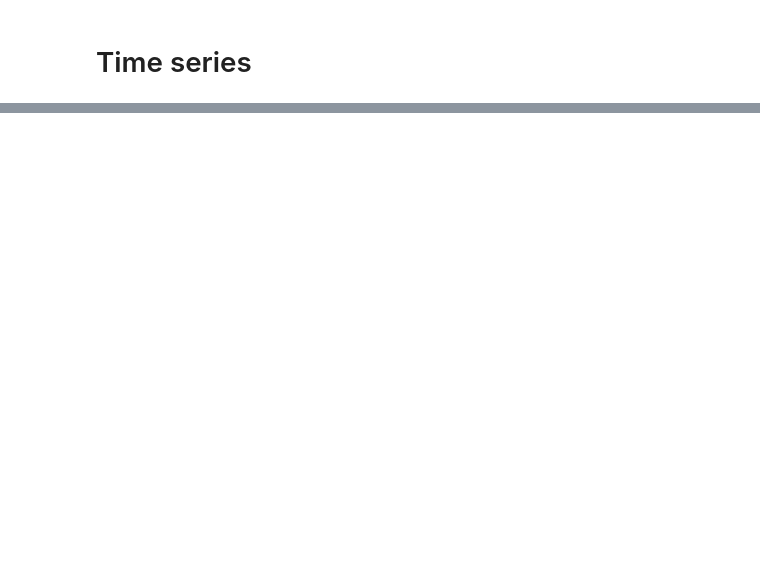
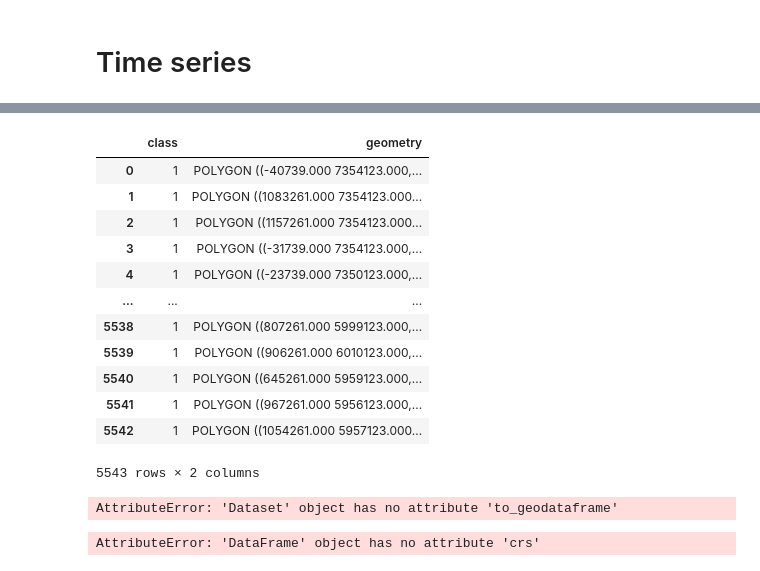
Before and after one commit to ChristofferOlssonSMHI/Satvis, a Jupyter notebook: src/satvistest/xarrayTest.ipynb, the cells around one changed output, grey strips where cells are left out. Cells and saved outputs as stored; diff of their text form; code cells hidden in the pictures; blank space fills up the shorter version.

Commit message:
Work on time series dataset
- Generalized path definitions for data files and added config yaml

```diff
--- a/src/satvistest/xarrayTest.ipynb
+++ b/src/satvistest/xarrayTest.ipynb
@@ -94,3 +95,0 @@ sindex = gdf.sindex
-# %%
-file_ts = pd.Timestamp(os.path.basename(shp_file).split('.')[0].split('_')[-1])
-print(file_ts)
@@ -121,0 +98,4 @@ selected_basin = []
+# %%
+shp_file = cyano_data_shp + r'\cyano_daymap_20220815.shp'
+gdf = gpd.read_file(shp_file)
+blooms = gdf[gdf['class'].isin([2, 3])]
@@ -173,17 +196,22 @@ areas
 # %% [markdown]
 # Time series
+# %%
+data_files = generate_filepaths(cyano_data_shp, endswith='.shp')
 # %%
 datasets = []
 
-for shapefile in files:
-    gdf = gpd.read_file(shapefile)
-
-    filename = os.path.basename(shapefile)
-    file_ts = pd.Timestamp(os.path.basename(shapefile).split('.')[0].split('_')[-1])
+for cyano_data_file in data_files:
+    gdf = gpd.read_file(cyano_data_file)
+    # Tried but doesn't work
+    # gdf = gdf.set_crs(epsg=3006)
+    filename = os.path.basename(cyano_data_file)
+    file_ts = pd.Timestamp(os.path.basename(cyano_data_file).split('.')[0].split('_')[-1])
     date = pd.to_datetime(file_ts)
     ds = xr.Dataset.from_dataframe(gdf)
 
     ds = ds.assign_coords(time=date)
+    # Tried but doesn't work
+    # ds = ds.assign_attrs(crs='epsg:3006', description='Dataset projection')
 
     datasets.append(ds)
 
@@ -192,0 +245,33 @@ ds_all
+# %%
+gdf = gpd.read_file(cyano_data_file)
+gdf.set_crs(epsg=3006)
+# %% [output]
+|  | class | geometry |
+| 0 | 1 | POLYGON ((-40739.000 7354123.000,... |
+| 1 | 1 | POLYGON ((1083261.000 7354123.000... |
+| 2 | 1 | POLYGON ((1157261.000 7354123.000... |
+| 3 | 1 | POLYGON ((-31739.000 7354123.000,... |
+| 4 | 1 | POLYGON ((-23739.000 7350123.000,... |
+| ... | ... | ... |
+| 5538 | 1 | POLYGON ((807261.000 5999123.000,... |
+| 5539 | 1 | POLYGON ((906261.000 6010123.000,... |
+| 5540 | 1 | POLYGON ((645261.000 5959123.000,... |
+| 5541 | 1 | POLYGON ((967261.000 5956123.000,... |
+| 5542 | 1 | POLYGON ((1054261.000 5957123.000... |
+5543 rows × 2 columns
+# %%
+# GeoDataFrame?
+df = ds_all.to_dataframe()
+# Tried but doesn't work
+df.set_crs(epsg=3006)
+# %% [output]
+AttributeError: 'Dataset' object has no attribute 'to_geodataframe'
+# %%
+for n in selected_basins:
+    basin_nr = areas['BASIN_NR'].isin([n])
+    basin_bloom_overlap = gpd.overlay(df, areas[basin_nr], how='intersection')
+    bloom_area_sum = basin_bloom_overlap.area.sum()
+    areas.loc[basin_nr, 'bloom_area'] = bloom_area_sum
+areas
+# %% [output]
+AttributeError: 'DataFrame' object has no attribute 'crs'
```
Also changed, not shown: parts of 22 cells of this notebook, 4 other files.
